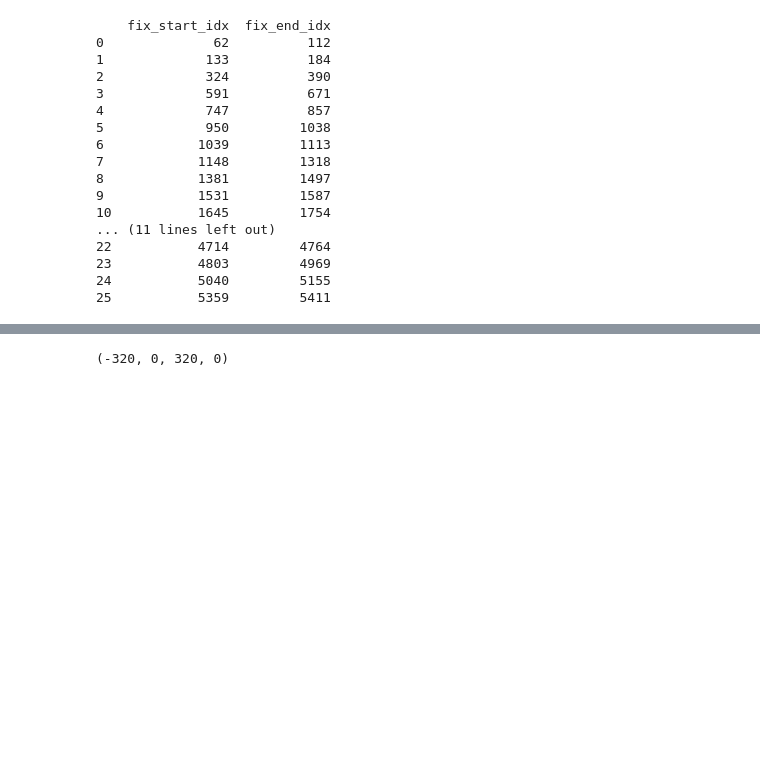
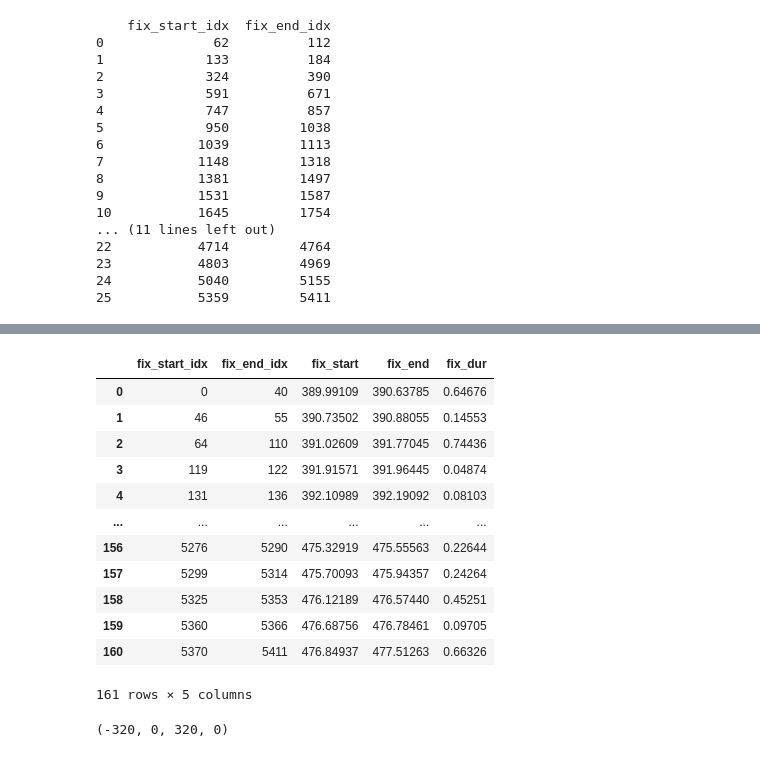
Before and after one commit to MaxBhdt/2024SoSe_EyeTracking, a Jupyter notebook: Lab/Experiment Pilot plot.ipynb, the cells around one changed output, grey strips where cells are left out. Drawn from its saved outputs; the diff is of its cells as text; code cells hidden in the pictures; blank space fills up the shorter version.

```diff
--- a/Lab/Experiment Pilot plot.ipynb
+++ b/Lab/Experiment Pilot plot.ipynb
@@ -147,3 +284,28 @@ print(results_disp_df)
+# %%
+endresults_vel_df_fix = infer_other_event_df("sacc",results_vel_df,data_tsv)
+
+# Extract the start and end times
+endresults_vel_df_fix["fix_start"] = data_tsv["TIME"].iloc[endresults_vel_df_fix["fix_start_idx"]].values
+endresults_vel_df_fix["fix_end"] = data_tsv["TIME"].iloc[endresults_vel_df_fix["fix_end_idx"]].values
+
+# Compute the fixation durations
+endresults_vel_df_fix["fix_dur"] = endresults_vel_df_fix["fix_end"] - endresults_vel_df_fix["fix_start"]
+
+endresults_vel_df_fix
+# %% [output]
+|  | fix_start_idx | fix_end_idx | fix_start | fix_end | fix_dur |
+| 0 | 0 | 40 | 389.99109 | 390.63785 | 0.64676 |
+| 1 | 46 | 55 | 390.73502 | 390.88055 | 0.14553 |
+| 2 | 64 | 110 | 391.02609 | 391.77045 | 0.74436 |
+| 3 | 119 | 122 | 391.91571 | 391.96445 | 0.04874 |
+| 4 | 131 | 136 | 392.10989 | 392.19092 | 0.08103 |
+| ... | ... | ... | ... | ... | ... |
+| 156 | 5276 | 5290 | 475.32919 | 475.55563 | 0.22644 |
+| 157 | 5299 | 5314 | 475.70093 | 475.94357 | 0.24264 |
+| 158 | 5325 | 5353 | 476.12189 | 476.57440 | 0.45251 |
+| 159 | 5360 | 5366 | 476.68756 | 476.78461 | 0.09705 |
+| 160 | 5370 | 5411 | 476.84937 | 477.51263 | 0.66326 |
+161 rows × 5 columns
 # %%
 regions = [
     {'name': 'region1', 'bounds': (-320, 0, 320, 0)},
```
Also changed, not shown: parts of 7 cells of this notebook.
